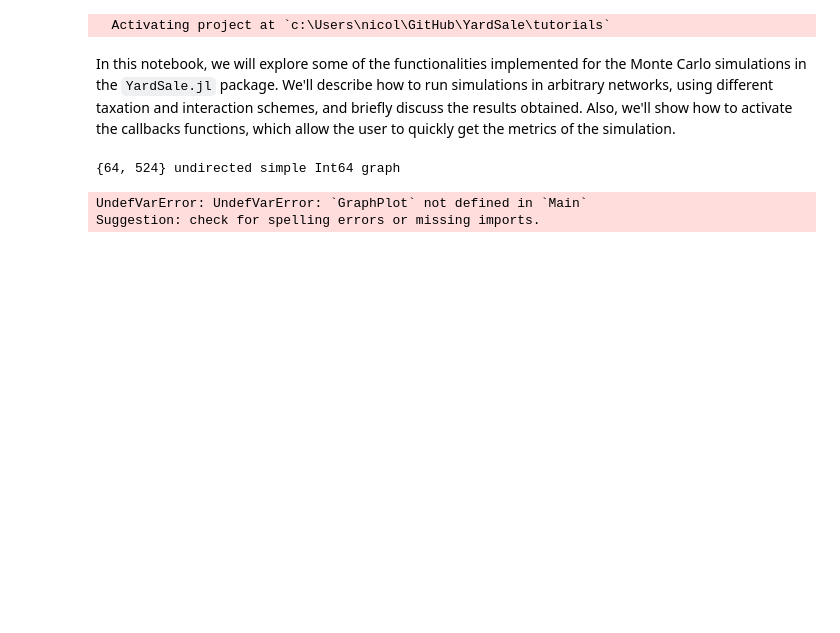
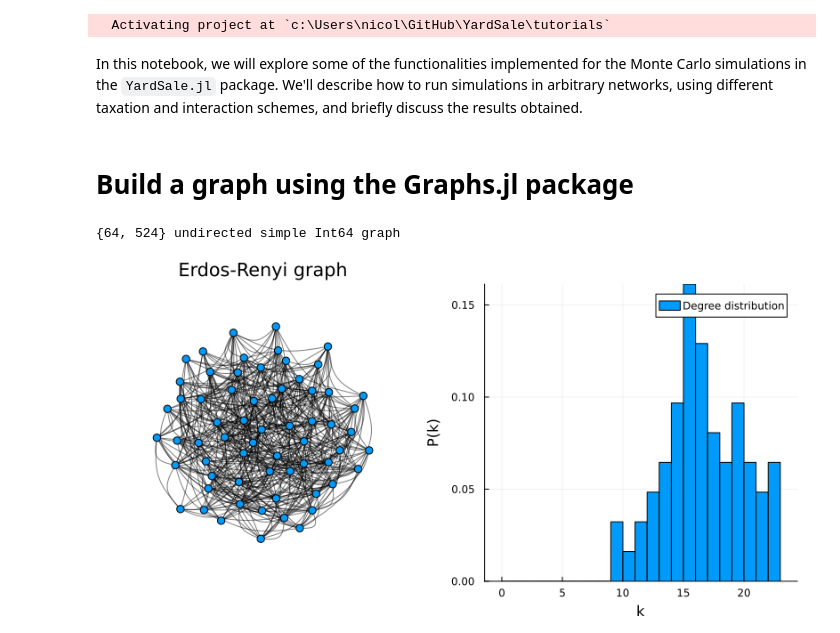
Before and after one commit to nicolasvazquez95/YardSale.jl, a Jupyter notebook: tutorials/mc_eysm_net.ipynb, the cells around one changed output. Cells and saved outputs as stored; diff of their text form; code cells hidden in the pictures; blank space fills up the shorter version.

Commit message:
Bump version to 0.2.0-DEV and add GraphRecipes dependency. Work a bit on the MC_networks notebook.

```diff
--- a/tutorials/mc_eysm_net.ipynb
+++ b/tutorials/mc_eysm_net.ipynb
@@ -8,7 +8,8 @@ using Plots
   Activating project at `c:\Users\nicol\GitHub\YardSale\tutorials`
 # %% [markdown]
 In this notebook, we will explore some of the functionalities implemented for the Monte Carlo simulations in the `YardSale.jl` package. We'll describe how to run simulations in arbitrary networks, using different taxation and interaction schemes, and briefly discuss the results obtained.
-Also, we'll show how to activate the callbacks functions, which allow the user to quickly get the metrics of the simulation.
+# %% [markdown]
+# Build a graph using the Graphs.jl package
 # %%
 # Instantiate a graph
 N = 64
@@ -18,10 +19,21 @@ k_mean = 16
 g = erdos_renyi(N, k_mean/(N-1), seed=42)
 # %% [output]
 {64, 524} undirected simple Int64 graph
-# %%
-# Plot the graph
-plot(g, node_size=0.1, nodecolor=:black, edgecolor=:black, edgestrokec=:black,
-edgestrokewidth=0.1, layout)
-# %% [output]
-UndefVarError: UndefVarError: `GraphPlot` not defined in `Main`
-Suggestion: check for spelling errors or missing imports.
+# %%
+# Plot the graph
+p1 = graphplot(
+    g,
+    markersize=0.15,
+    markershape=:circle,
+    edgelinewidth=0.1,
+    linealpha=0.5,
+    size=(400, 400),
+    title="Erdos-Renyi graph",
+)
+
+# Plot the degree distribution
+p2 = histogram(degree(g), bins=0:1:maximum(degree(g)), normed=true,
+                label="Degree distribution",xlabel="k",ylabel="P(k)")
+p = plot(p1, p2, layout=(1,2), size=(800, 400))
+# %% [output]
+[figure, added]
```
Also changed, not shown: parts of 3 cells of this notebook, 4 other files.
